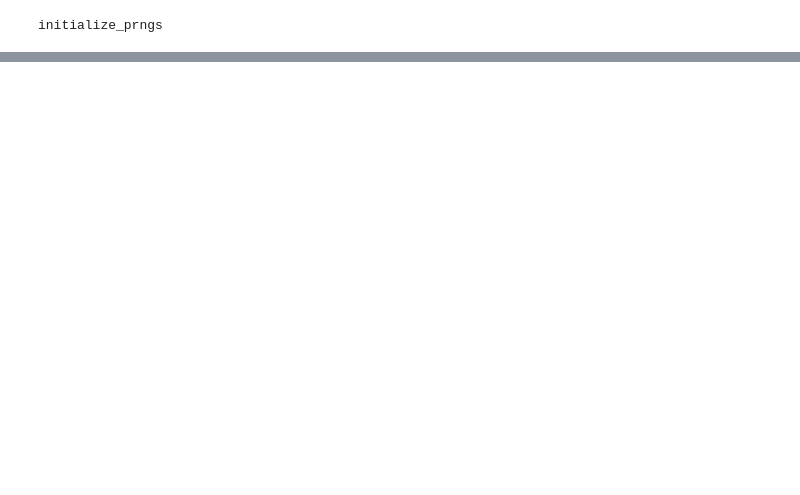
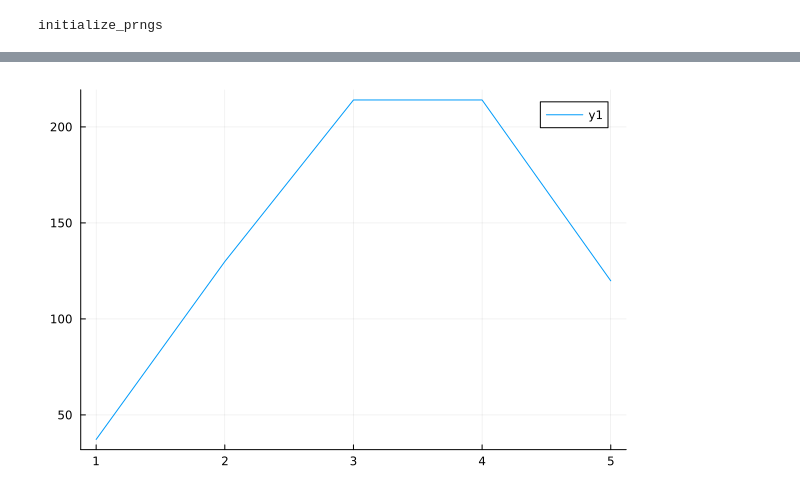
Before and after one commit to riinajh/expanding_landscapes, a Jupyter notebook: code/additive_landscape.ipynb, the cells around one changed output, grey strips where cells are left out. Drawn from its saved outputs; the diff is of its cells as text; code cells hidden in the pictures; blank space fills up the shorter version.

```diff
--- a/code/additive_landscape.ipynb
+++ b/code/additive_landscape.ipynb
@@ -67,0 +69,4 @@ Iteration: 5000000
+# %%
+plot(1:5, map(x -> expected_searchtime(x, 5)[1], 1:5))
+# %% [output]
+[figure, added]
```
Also changed, not shown: parts of 3 cells of this notebook.
